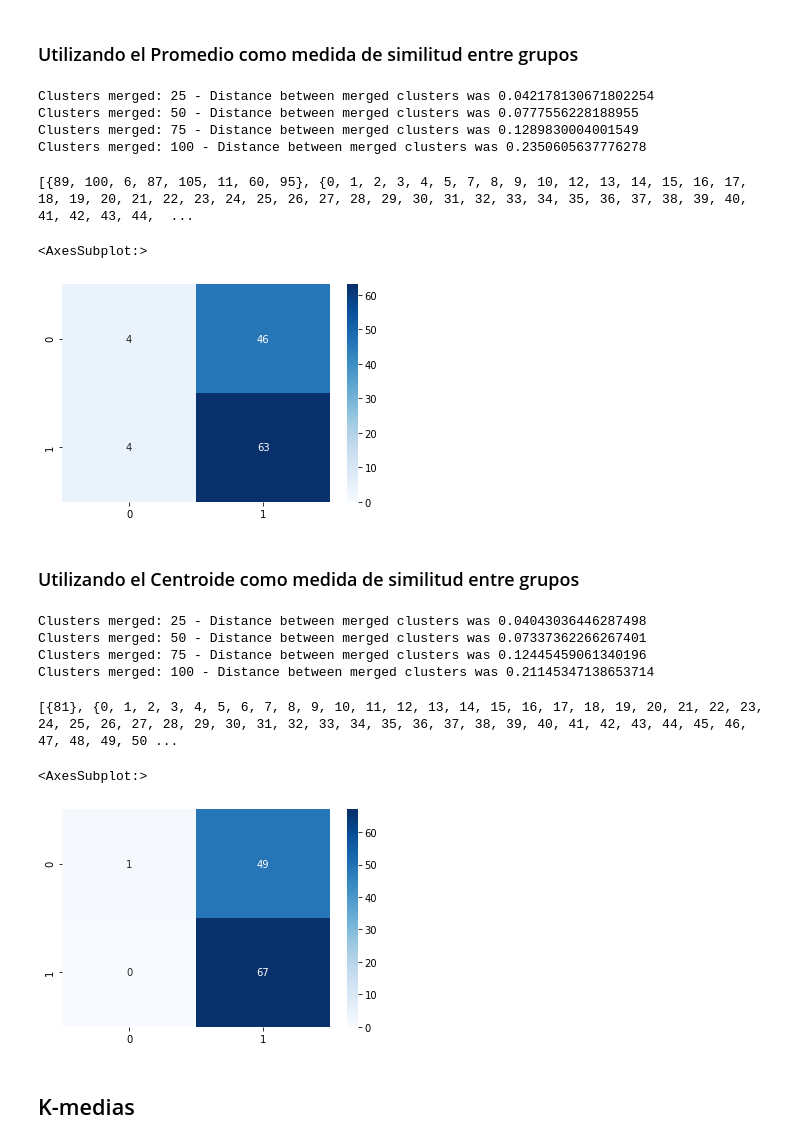
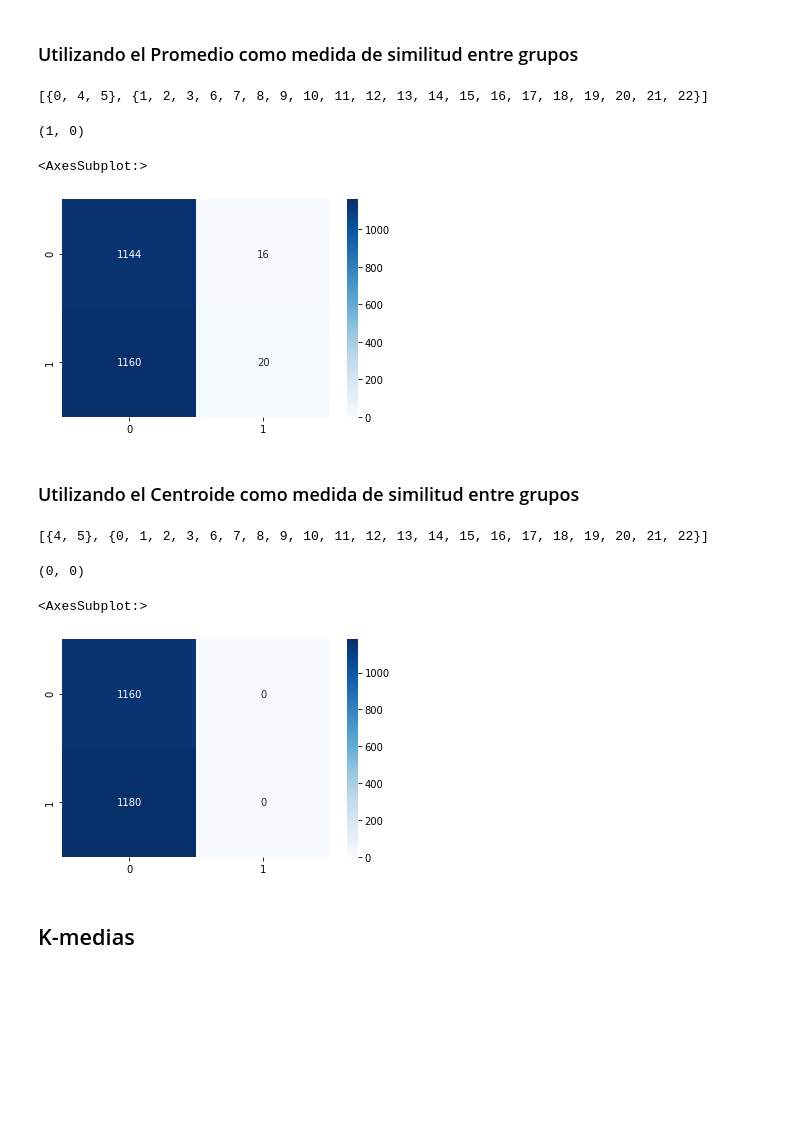
Before and after one commit to FelipeGorostiaga/MachineLearning, a Jupyter notebook: src/tp4/tp4.ipynb, the cells around one changed output. Cells and saved outputs as stored; diff of their text form; code cells hidden in the pictures; blank space fills up the shorter version.

```diff
--- a/src/tp4/tp4.ipynb
+++ b/src/tp4/tp4.ipynb
@@ -403,18 +420,15 @@ sns.heatmap(confusion_df, annot=True, cmap='Blues', fmt='g', vmin=0)
 # %% [markdown]
 ### Utilizando el Promedio como medida de similitud entre grupos
 # %%
-clusters_avg_dist = hierarchical_clustering("avg", 2)
+clusters_avg_dist = hierarchical_clustering(normalized_train_df, "avg", 2, distance_matrix)
+print(clusters_avg_dist[-1])
 # %% [output]
-Clusters merged: 25 - Distance between merged clusters was 0.042178130671802254
-Clusters merged: 50 - Distance between merged clusters was 0.0777556228188955
-Clusters merged: 75 - Distance between merged clusters was 0.1289830004001549
-Clusters merged: 100 - Distance between merged clusters was 0.2350605637776278
+[{0, 4, 5}, {1, 2, 3, 6, 7, 8, 9, 10, 11, 12, 13, 14, 15, 16, 17, 18, 19, 20, 21, 22}]
-# %%
-print(clusters_avg_dist[-1])
-# %% [output]
-[{89, 100, 6, 87, 105, 11, 60, 95}, {0, 1, 2, 3, 4, 5, 7, 8, 9, 10, 12, 13, 14, 15, 16, 17, 18, 19, 20, 21, 22, 23, 24, 25, 26, 27, 28, 29, 30, 31, 32, 33, 34, 35, 36, 37, 38, 39, 40, 41, 42, 43, 44,  ...
 # %%
-avg_cluster_classes = classify_clusters(clusters_avg_dist[-1])
+avg_cluster_classes = classify_clusters(test_hc, clusters_avg_dist[-1])
+print(avg_cluster_classes)
+# %% [output]
+(1, 0)
 # %%
 # Armado de matriz de confusión (filas: valores reales; columnas: valores predictivos)
 confusion_matrix = { 0: {}, 1: {} }
@@ -424,9 +438,10 @@ for key in confusion_matrix.keys():
     confusion_matrix[key] = { 0: 0, 1: 0 }
 
 for clase, cluster in zip(avg_cluster_classes, clusters_avg_dist[-1]):
-    for index in cluster:
-        real_class = normalized_df[result_column].iloc[index]
-        confusion_matrix[real_class][clase] += 1
+    for _, test_row in normalized_test_df.iterrows():
+        real_class = test_row[result_column]
+        predicted_class = classify_with_centroids(clusters_centroids, avg_cluster_classes, test_row[numeric_columns])
+        confusion_matrix[real_class][predicted_class] += 1
 
 confusion_df = { key : list(confusion_matrix[key].values()) for key in confusion_matrix.keys() }
 confusion_df = pd.DataFrame.from_dict(confusion_df, orient='index', columns=columns)
@@ -434,42 +449,40 @@ confusion_df = pd.DataFrame.from_dict(confusion_df, orient='index', columns=colu
 sns.heatmap(confusion_df, annot=True, cmap='Blues', fmt='g', vmin=0)
 # %% [output]
 <AxesSubplot:>
-[figure, old version]
+[figure, new version]
 # %% [markdown]
 ### Utilizando el Centroide como medida de similitud entre grupos
 # %%
-clusters_ctr_dist = hierarchical_clustering("ctr", 2)
+clusters_ctr_dist = hierarchical_clustering(normalized_train_df, "ctr", 2, distance_matrix)
+print(clusters_ctr_dist[-1])
 # %% [output]
-Clusters merged: 25 - Distance between merged clusters was 0.04043036446287498
-Clusters merged: 50 - Distance between merged clusters was 0.07337362266267401
-Clusters merged: 75 - Distance between merged clusters was 0.12445459061340196
-Clusters merged: 100 - Distance between merged clusters was 0.21145347138653714
+[{4, 5}, {0, 1, 2, 3, 6, 7, 8, 9, 10, 11, 12, 13, 14, 15, 16, 17, 18, 19, 20, 21, 22}]
-# %%
-print(clusters_ctr_dist[-1])
-# %% [output]
-[{81}, {0, 1, 2, 3, 4, 5, 6, 7, 8, 9, 10, 11, 12, 13, 14, 15, 16, 17, 18, 19, 20, 21, 22, 23, 24, 25, 26, 27, 28, 29, 30, 31, 32, 33, 34, 35, 36, 37, 38, 39, 40, 41, 42, 43, 44, 45, 46, 47, 48, 49, 50 ...
 # %%
-ctr_cluster_classes = classify_clusters(clusters_ctr_dist[-1])
+ctr_cluster_classes = classify_clusters(test_hc, clusters_ctr_dist[-1])
+print(ctr_cluster_classes)
+# %% [output]
+(0, 0)
 # %%
 # Armado de matriz de confusión (filas: valores reales; columnas: valores predictivos)
 confusion_matrix = { 0: {}, 1: {} }
 columns = []
 for key in confusion_matrix.keys():
     columns.append(key)
     confusion_matrix[key] = { 0: 0, 1: 0 }
 
 for clase, cluster in zip(ctr_cluster_classes, clusters_ctr_dist[-1]):
-    for index in cluster:
-        real_class = normalized_df[result_column].iloc[index]
-        confusion_matrix[real_class][clase] += 1
+    for _, test_row in normalized_test_df.iterrows():
+        real_class = test_row[result_column]
+        predicted_class = classify_with_centroids(clusters_centroids, ctr_cluster_classes, test_row[numeric_columns])
+        confusion_matrix[real_class][predicted_class] += 1
 
 confusion_df = { key : list(confusion_matrix[key].values()) for key in confusion_matrix.keys() }
 confusion_df = pd.DataFrame.from_dict(confusion_df, orient='index', columns=columns)
 
 sns.heatmap(confusion_df, annot=True, cmap='Blues', fmt='g', vmin=0)
 # %% [output]
 <AxesSubplot:>
-[figure, old version]
+[figure, new version]
 # %% [markdown]
 ## K-medias
 # %%
```
Also changed, not shown: parts of 19 cells of this notebook.
